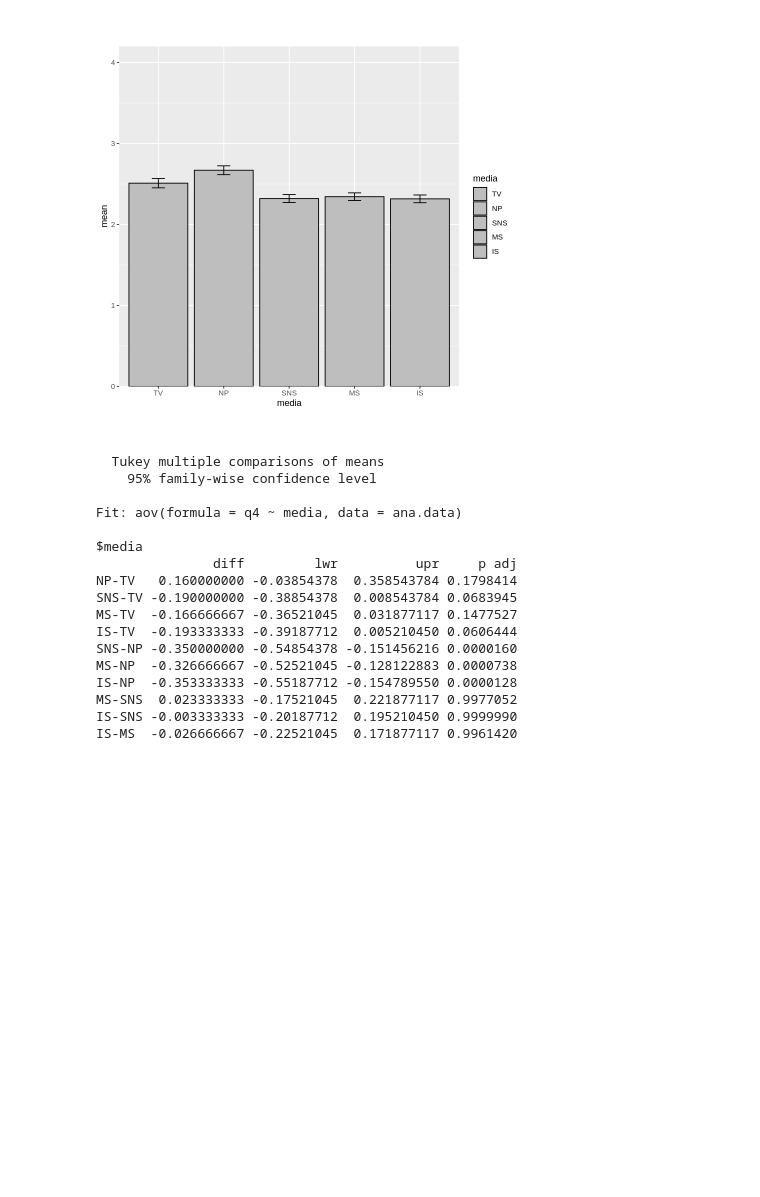
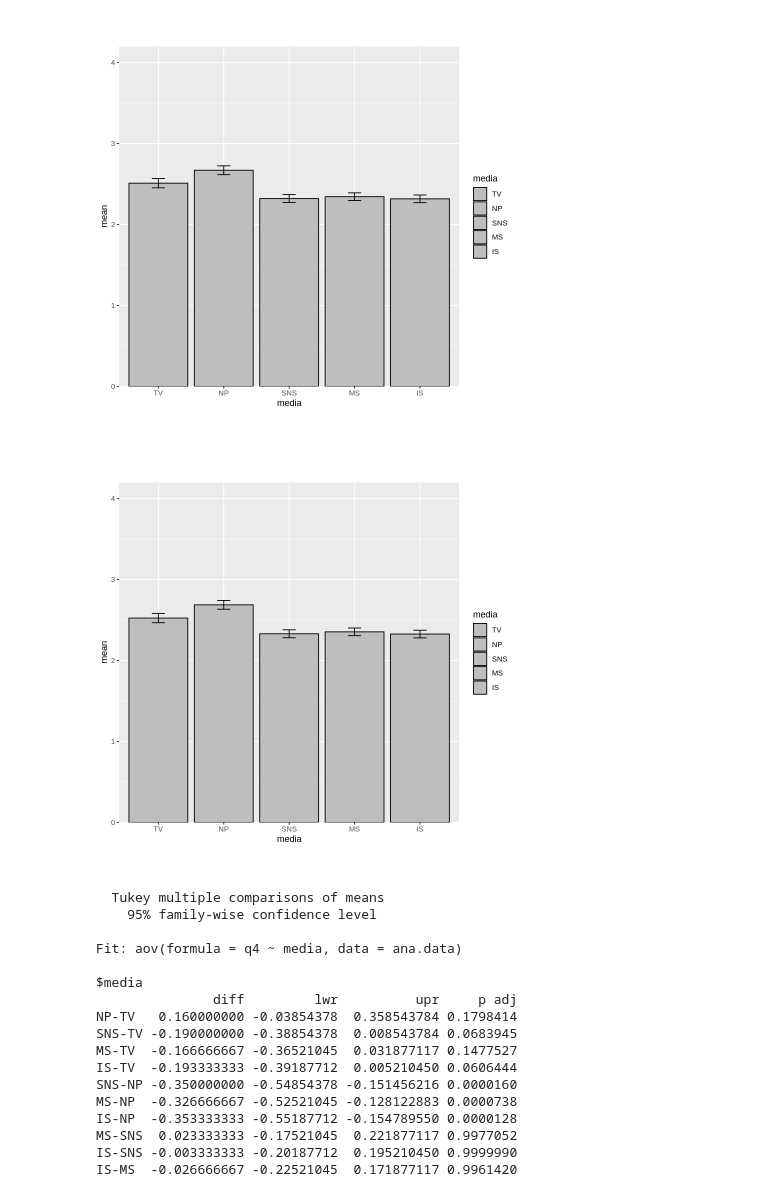
Before and after one commit to e4rll/kanmake, a Jupyter notebook: kanmake.ipynb, the cells around one changed output. Saved outputs shown, nothing was run; the diff lists cells and outputs as text; code cells hidden in the pictures; blank space fills up the shorter version.

```diff
--- a/kanmake.ipynb
+++ b/kanmake.ipynb
@@ -193,12 +193,14 @@ df.ana$trust <- q4$q4s1[1:ncol(q4)]
 ### 分散分析用データの読み込み
 # %%
 ana.data <- read.csv("input/426200000002_Rawdata_ana.txt", sep="\t")
+ana.data.fix <- read.csv("input/426200000002_Rawdata_ana_fix.txt", sep="\t")
 # %%
 plot(q4 ~ media, data = ana.data)
 # %% [output]
 [figure]
 # %%
 ana.data$media <- factor(ana.data$media, levels=c("TV", "NP", "SNS", "MS", "IS"))
+ana.data.fix$media <- factor(ana.data.fix$media, levels=c("TV", "NP", "SNS", "MS", "IS"))
 # %%
 ana.des <- ana.data %>%
     group_by(media) %>%
@@ -217,3 +219,8 @@ A data.frame: 5 × 4
 | SNS | 2.320000 | 0.8524605 | 0.04921683 |
 | MS | 2.343333 | 0.8212004 | 0.04741203 |
 | IS | 2.316667 | 0.8238028 | 0.04756228 |
+# %%
+ana.fix.des <- ana.data.fix %>%
+    group_by(media) %>%
+    summarize(mean = mean(q4), sd = sd(q4), se = sd(q4)/sqrt(length(q4)))
+ana.fix.des <- data.frame(ana.fix.des)
@@ -233,6 +253,22 @@ bp <- bp + theme(aspect.ratio=1)
 bp
 # %% [output]
 [figure]
+# %%
+bp <- ggplot(ana.fix.des,
+           aes(x = media,
+               y = mean,
+               fill = media
+               )
+           )
+
+bp <- bp + geom_bar(stat="identity", colour="black", position=position_dodge())
+bp <- bp + scale_fill_manual(values=c("gray","gray","gray","gray","gray"))
+bp <- bp + geom_errorbar(aes(ymin=mean-se,ymax=mean+se), width=.2)
+bp <- bp + scale_y_continuous(expand=c(0,0), limits=c(0, 4.2))
+bp <- bp + theme(aspect.ratio=1)
+bp
+# %% [output]
+[figure, added]
 # %%
 TukeyHSD(aov(q4~media, data=ana.data))
 # %% [output]
```
Also changed, not shown: parts of 3 cells of this notebook, 1 other file.
